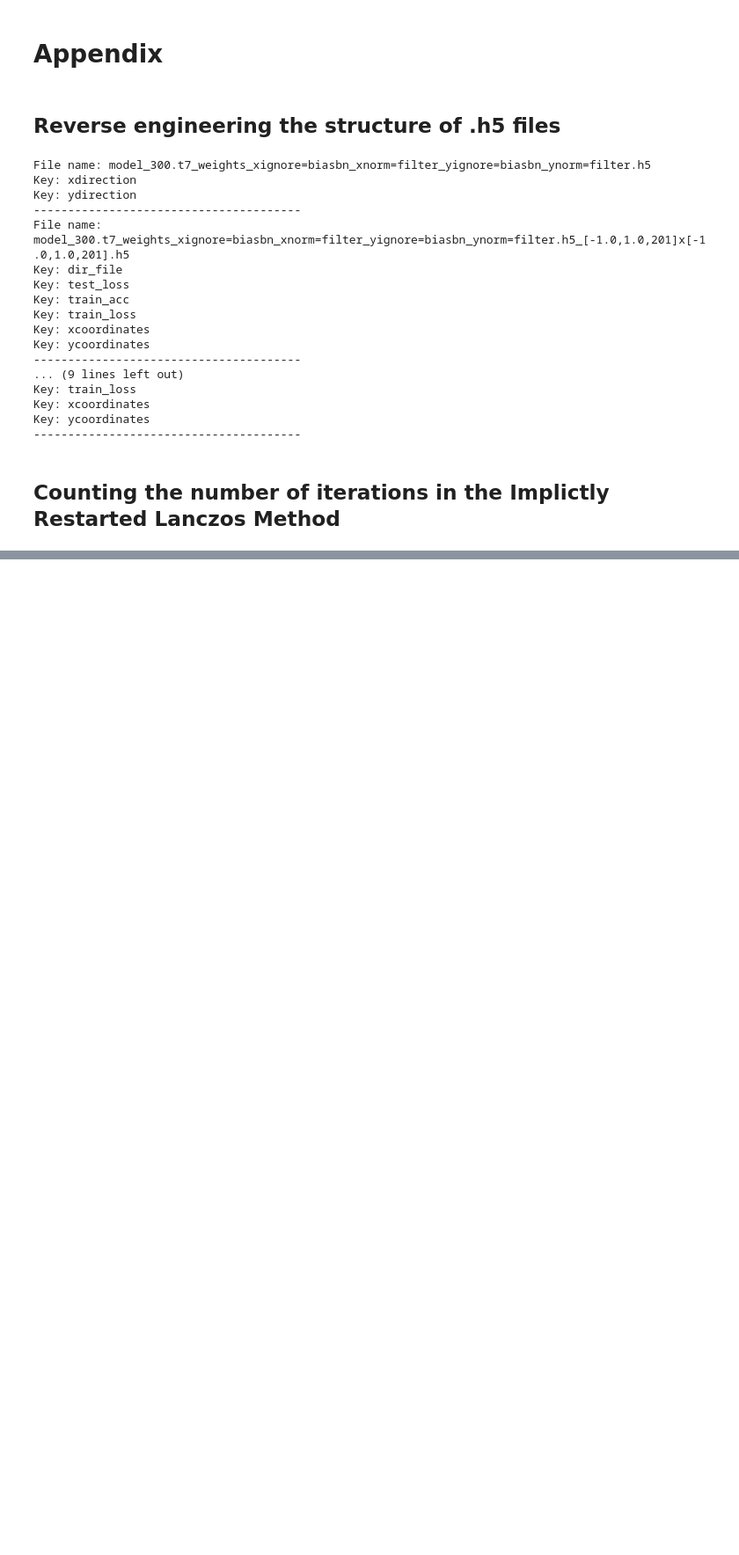
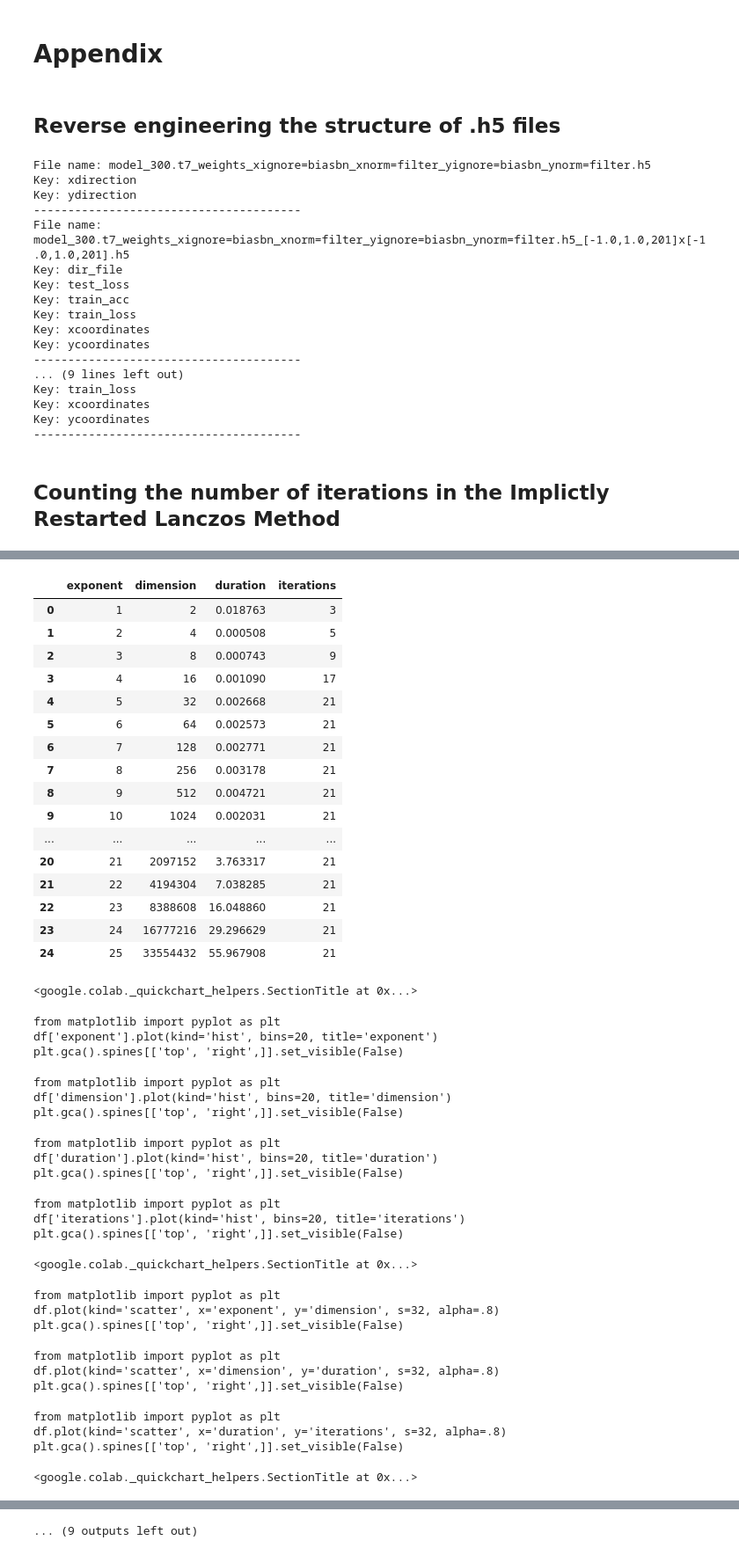
Before and after one commit to Jan-Agatz/loss-landscape, a Jupyter notebook: MML_Paper_04_Implementations.ipynb, the cells around one changed output, grey strips where cells are left out. Shown at 88% size. Cells and saved outputs as stored; diff of their text form; code cells hidden in the pictures; blank space fills up the shorter version.

```diff
--- a/MML_Paper_04_Implementations.ipynb
+++ b/MML_Paper_04_Implementations.ipynb
@@ -254,9 +458,11 @@ base = 2
 exponent = 0
 
 current_time = 0
-max_time = 1000 * 60 * 10 # 10 minutes in microseconds
+max_time = 1000 * 60 * 1 # 10 minutes in microseconds
 
-while current_time <= max_time:
+rows = []
+
+while current_time <= max_time and exponent <= 24:
   exponent += 1
   dimension *= base
 
@@ -282,13 +488,26 @@ while current_time <= max_time:
   eigvals, eigvecs = scipy.sparse.linalg.eigsh(lin_op, k = 1, tol = 1e-10)
   end = time.perf_counter()
 
-  current_time = end - start
+  duration = end - start
 
   print(f"Calculated eigenvalues and eigenvectors for a s.p.d. matrix of\n\
          dimensions {dimension}x{dimension} using {mat_vec_prod.count}\n\
-         iterations and {current_time} seconds.")
+         iterations and {duration} seconds.")
+
+  print(f"Maximal eigenvalue is: {eigvals[0]}")
 
   print("---------------------------------------------------------------------")
+
+  temp_dict = {
+      "exponent": exponent,
+      "dimension": dimension,
+      "duration": duration,
+      "iterations": mat_vec_prod.count
+  }
+
+  rows.append(temp_dict)
+
+df = pd.DataFrame(rows)
 # %% [output]
 Current exponent: 1
 Current dimension: 2x2
@@ -310,0 +529,44 @@ KeyboardInterrupt: ignored
+# %%
+df
+# %% [output]
+|  | exponent | dimension | duration | iterations |
+| 0 | 1 | 2 | 0.018763 | 3 |
+| 1 | 2 | 4 | 0.000508 | 5 |
+| 2 | 3 | 8 | 0.000743 | 9 |
+| 3 | 4 | 16 | 0.001090 | 17 |
+| 4 | 5 | 32 | 0.002668 | 21 |
+| 5 | 6 | 64 | 0.002573 | 21 |
+| 6 | 7 | 128 | 0.002771 | 21 |
+| 7 | 8 | 256 | 0.003178 | 21 |
+| 8 | 9 | 512 | 0.004721 | 21 |
+| 9 | 10 | 1024 | 0.002031 | 21 |
+| ... | ... | ... | ... | ... |
+| 20 | 21 | 2097152 | 3.763317 | 21 |
+| 21 | 22 | 4194304 | 7.038285 | 21 |
+| 22 | 23 | 8388608 | 16.048860 | 21 |
+| 23 | 24 | 16777216 | 29.296629 | 21 |
+| 24 | 25 | 33554432 | 55.967908 | 21 |
+<google.colab._quickchart_helpers.SectionTitle at 0x...>
+from matplotlib import pyplot as plt
+df['exponent'].plot(kind='hist', bins=20, title='exponent')
+plt.gca().spines[['top', 'right',]].set_visible(False)
+from matplotlib import pyplot as plt
+df['dimension'].plot(kind='hist', bins=20, title='dimension')
+plt.gca().spines[['top', 'right',]].set_visible(False)
+from matplotlib import pyplot as plt
+df['duration'].plot(kind='hist', bins=20, title='duration')
+plt.gca().spines[['top', 'right',]].set_visible(False)
+from matplotlib import pyplot as plt
+df['iterations'].plot(kind='hist', bins=20, title='iterations')
+plt.gca().spines[['top', 'right',]].set_visible(False)
+<google.colab._quickchart_helpers.SectionTitle at 0x...>
+from matplotlib import pyplot as plt
+df.plot(kind='scatter', x='exponent', y='dimension', s=32, alpha=.8)
+plt.gca().spines[['top', 'right',]].set_visible(False)
+from matplotlib import pyplot as plt
+df.plot(kind='scatter', x='dimension', y='duration', s=32, alpha=.8)
+plt.gca().spines[['top', 'right',]].set_visible(False)
+from matplotlib import pyplot as plt
+df.plot(kind='scatter', x='duration', y='iterations', s=32, alpha=.8)
+plt.gca().spines[['top', 'right',]].set_visible(False)
+<google.colab._quickchart_helpers.SectionTitle at 0x...>
@@ -310,0 +590 @@ KeyboardInterrupt: ignored
+... (9 outputs left out)
```
Also changed, not shown: parts of 32 cells of this notebook.
